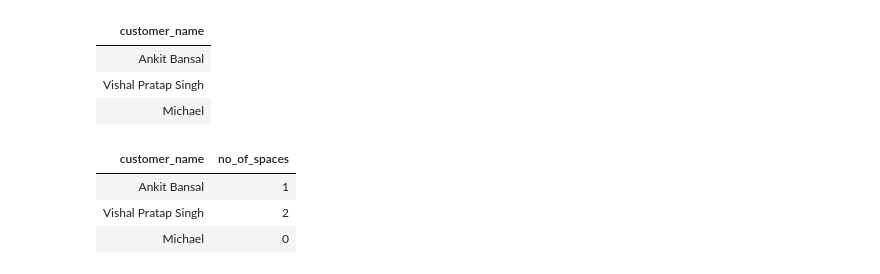
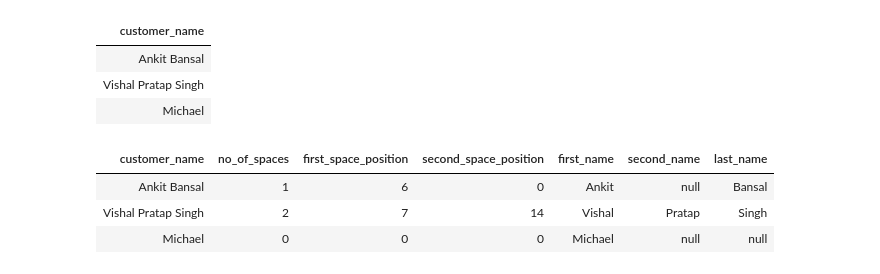
Before and after one commit to Rupam-1/SQL-Pyspark-practise_youtube, a Jupyter notebook: 06. SQL - Part4.ipynb, the cells around one changed output. Saved outputs shown, nothing was run; the diff lists cells and outputs as text; code cells hidden in the pictures.

```diff
--- a/06. SQL - Part4.ipynb
+++ b/06. SQL - Part4.ipynb
@@ -858,14 +858,32 @@ select * from customers;
 | Ankit Bansal |
 | Vishal Pratap Singh |
 | Michael |
-# %%
-%sql
-select *,
-    len(customer_name) - len(replace(customer_name, ' ', '')) as no_of_spaces,
-
-from customers;
-# %% [output]
-| customer_name | no_of_spaces |
-| Ankit Bansal | 1 |
-| Vishal Pratap Singh | 2 |
-| Michael | 0 |
+# %%
+%sql
+with cte as (
+    select *,
+        len(customer_name) - len(replace(customer_name, ' ', '')) as no_of_spaces,
+        charindex(' ', customer_name) as first_space_position,
+        charindex(' ', customer_name, (charindex(' ', customer_name) + 1)) as second_space_position
+    from customers
+)
+select *,
+    case
+        when no_of_spaces = 0 then customer_name
+        else substring(customer_name, 1, first_space_position - 1)
+    end as first_name,
+    case
+        when no_of_spaces <= 1 then null
+        else substring(customer_name, first_space_position + 1, second_space_position - first_space_position - 1)
+    end as second_name,
+    case
+        when no_of_spaces = 0 then null
+        when no_of_spaces = 1 then substring(customer_name, first_space_position + 1, len(customer_name)-first_space_position)
+        when no_of_spaces > 1 then substring(customer_name, second_space_position + 1, len(customer_name)-second_space_position)
+    end as last_name
+from cte
+# %% [output]
+| customer_name | no_of_spaces | first_space_position | second_space_position | first_name | second_name | last_name |
+| Ankit Bansal | 1 | 6 | 0 | Ankit | null | Bansal |
+| Vishal Pratap Singh | 2 | 7 | 14 | Vishal | Pratap | Singh |
+| Michael | 0 | 0 | 0 | Michael | null | null |
```
